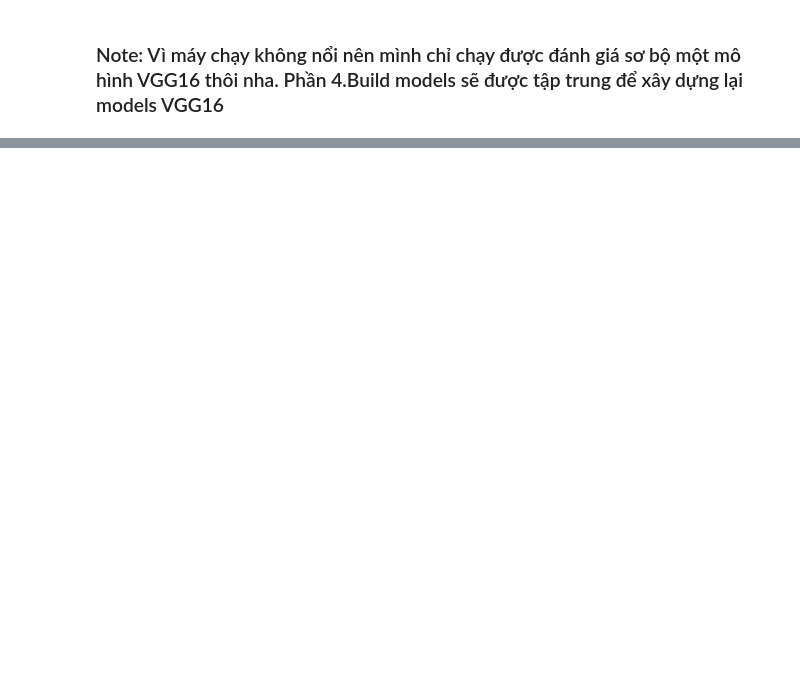
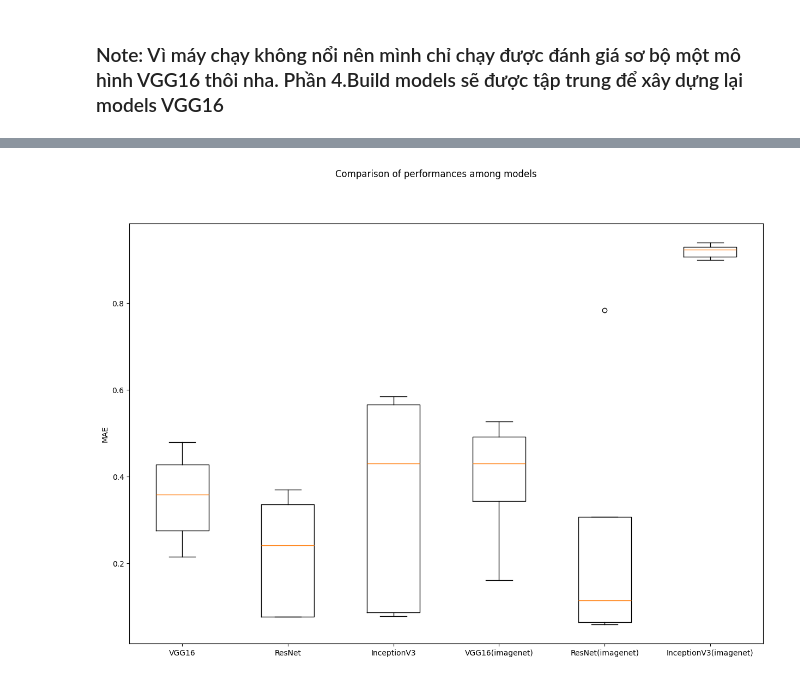
Before and after one commit to dinhtanloc/Flower_image_Classification, a Jupyter notebook: prj/3.evaluate_model/evaluate_models.ipynb, the cells around one changed output, grey strips where cells are left out. Cells and saved outputs as stored; diff of their text form; code cells hidden in the pictures; blank space fills up the shorter version.

```diff
--- a/prj/3.evaluate_model/evaluate_models.ipynb
+++ b/prj/3.evaluate_model/evaluate_models.ipynb
@@ -421,0 +492,7 @@ boxPlot(accuracy,name_models)
+# %%
+accuracy=[vgg16.history.history['val_accuracy'],Resnet.history.history['val_accuracy'],Inceptionv3.history.history['val_accuracy'],vgg16_imagenet.history.history['val_accuracy'],Resnet_imagenet.history.history['val_accuracy'],Inceptionv3_imagenet.history.history['val_accuracy']]
+name_models=['VGG16', 'ResNet','InceptionV3', 'VGG16(imagenet)', 'ResNet(imagenet)', 'InceptionV3(imagenet)']
+# %%
+boxPlot(accuracy,name_models, figsize=(15,10))
+# %% [output]
+[figure, added]
```
Also changed, not shown: parts of 13 cells of this notebook.
